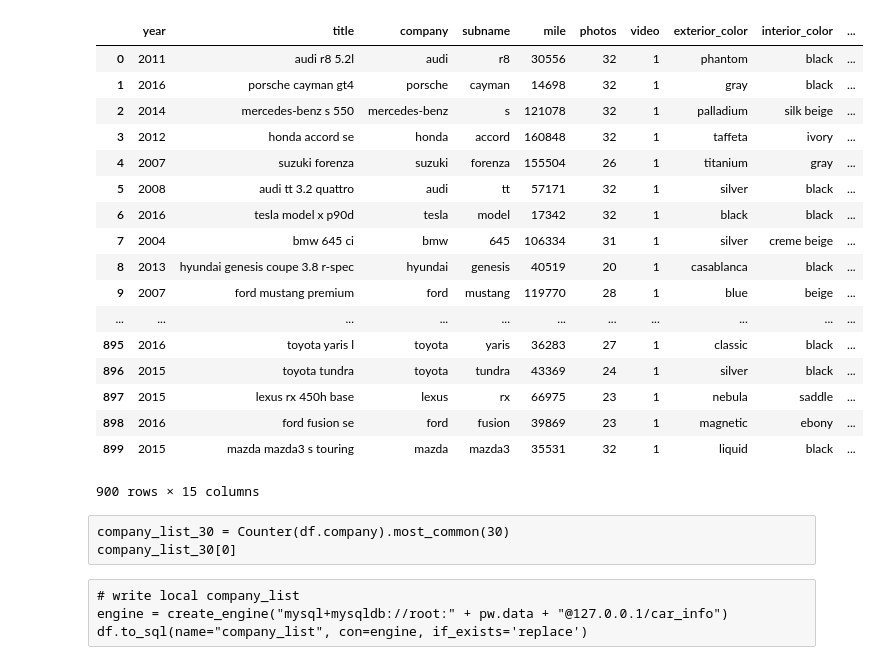
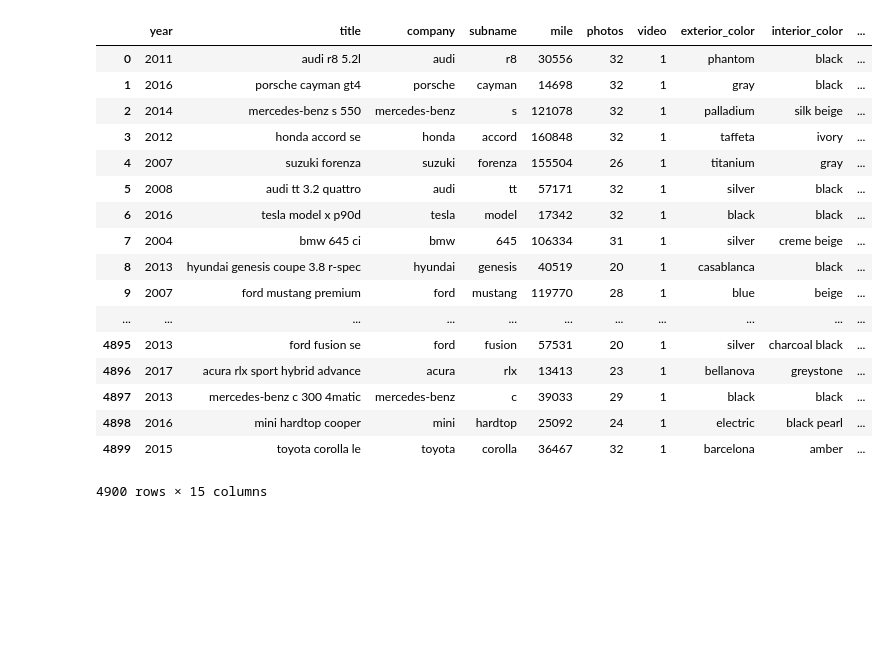
Before and after one commit to kish191919/Predict_Used_Car_Price_by_Python, a Jupyter notebook: Georgia_Used_Car_Price_Crawling_to_Mysql.ipynb, the cells around one changed output. Saved outputs shown, nothing was run; the diff lists cells and outputs as text; code cells hidden in the pictures; blank space fills up the shorter version.

```diff
--- a/Georgia_Used_Car_Price_Crawling_to_Mysql.ipynb
+++ b/Georgia_Used_Car_Price_Crawling_to_Mysql.ipynb
@@ -16,7 +16,7 @@ from sqlalchemy import create_engine
 # %%
 df = pd.DataFrame(columns = ['year', 'title','company','subname','mile','photos','video','exterior_color','interior_color','transmission','drivetrain','star','review_no','vendor','price'])
 
-for page in range(1,10):
+for page in range(1,50):
     url = 'https://www.cars.com/for-sale/searchresults.action/?page='+str(page)+'&perPage=100&rd=99999&searchSource=PAGINATION&showMore=true&sort=relevance&stkTypId=28881&zc=31216'
 
     sauce = urllib.request.urlopen(url).read()
@@ -141,39 +141,39 @@ for page in range(1,10):
                     }
 
 
         df.loc[len(df)] = data
 
 df['transmission'] = df['transmission'].apply(lambda x: '6-speed' if x == 'automatic' or x == '6' else x)
 df['transmission'] = df['transmission'].apply(lambda x: '8-speed' if x == '8' else x)
 df['transmission'] = df['transmission'].apply(lambda x: '5-speed' if x == '5' else x)
 df['transmission'] = df['transmission'].apply(lambda x: '5-speed' if x == '5' else x)
 df['transmission'] = df['transmission'].apply(lambda x: 'x-speed' if x != '1-speed' and x != '2-speed' and x != '3-speed' and \
                                               x != '4-speed' and x != '5-speed' and x != '6-speed' and x != '7-speed' and x != '7-speed' and\
                                               x != '8-speed' and x != '9-speed' and x != '10-speed' \
                                               else x)
 df['drivetrain'] = df['drivetrain'].apply(lambda x: '4wd' if x == 'four wheel drive' or x == '4wd' or x=='4x4'or x=='awd'else x)
 df['drivetrain'] = df['drivetrain'].apply(lambda x: 'fwd' if x == '2wd' or x=='f w d' else x)
 df['drivetrain'] = df['drivetrain'].apply(lambda x: '4wd' if x != 'fwd' and  x!='rwd' and x!='4wd' else x)
 df
 # %% [output]
 |  | year | title | company | subname | mile | photos | video | exterior_color | interior_color | ... |
 | 0 | 2011 | audi r8 5.2l | audi | r8 | 30556 | 32 | 1 | phantom | black | ... |
 | 1 | 2016 | porsche cayman gt4 | porsche | cayman | 14698 | 32 | 1 | gray | black | ... |
 | 2 | 2014 | mercedes-benz s 550 | mercedes-benz | s | 121078 | 32 | 1 | palladium | silk beige | ... |
 | 3 | 2012 | honda accord se | honda | accord | 160848 | 32 | 1 | taffeta | ivory | ... |
 | 4 | 2007 | suzuki forenza | suzuki | forenza | 155504 | 26 | 1 | titanium | gray | ... |
 | 5 | 2008 | audi tt 3.2 quattro | audi | tt | 57171 | 32 | 1 | silver | black | ... |
 | 6 | 2016 | tesla model x p90d | tesla | model | 17342 | 32 | 1 | black | black | ... |
 | 7 | 2004 | bmw 645 ci | bmw | 645 | 106334 | 31 | 1 | silver | creme beige | ... |
 | 8 | 2013 | hyundai genesis coupe 3.8 r-spec | hyundai | genesis | 40519 | 20 | 1 | casablanca | black | ... |
 | 9 | 2007 | ford mustang premium | ford | mustang | 119770 | 28 | 1 | blue | beige | ... |
 | ... | ... | ... | ... | ... | ... | ... | ... | ... | ... | ... |
-| 895 | 2016 | toyota yaris l | toyota | yaris | 36283 | 27 | 1 | classic | black | ... |
-| 896 | 2015 | toyota tundra | toyota | tundra | 43369 | 24 | 1 | silver | black | ... |
-| 897 | 2015 | lexus rx 450h base | lexus | rx | 66975 | 23 | 1 | nebula | saddle | ... |
-| 898 | 2016 | ford fusion se | ford | fusion | 39869 | 23 | 1 | magnetic | ebony | ... |
-| 899 | 2015 | mazda mazda3 s touring | mazda | mazda3 | 35531 | 32 | 1 | liquid | black | ... |
+| 4895 | 2013 | ford fusion se | ford | fusion | 57531 | 20 | 1 | silver | charcoal black | ... |
+| 4896 | 2017 | acura rlx sport hybrid advance | acura | rlx | 13413 | 23 | 1 | bellanova | greystone | ... |
+| 4897 | 2013 | mercedes-benz c 300 4matic | mercedes-benz | c | 39033 | 29 | 1 | black | black | ... |
+| 4898 | 2016 | mini hardtop cooper | mini | hardtop | 25092 | 24 | 1 | electric | black pearl | ... |
+| 4899 | 2015 | toyota corolla le | toyota | corolla | 36467 | 32 | 1 | barcelona | amber | ... |
-900 rows × 15 columns
+4900 rows × 15 columns
 # %%
 df["year"] = df["year"].astype('int')
 df["mile"] = df["mile"].astype('int')
@@ -194,10 +188,3 @@ pw = pickle.load(open('./Data/pw.p','rb'))
 # write local car_info
 engine = create_engine("mysql+mysqldb://root:" + pw.data + "@127.0.0.1/car_info")
 df.to_sql(name="car_info", con=engine, if_exists='replace')
-# %% [raw]
-company_list_30 = Counter(df.company).most_common(30)
-company_list_30[0]
-# %% [raw]
-# write local company_list
-engine = create_engine("mysql+mysqldb://root:" + pw.data + "@127.0.0.1/car_info")
-df.to_sql(name="company_list", con=engine, if_exists='replace')
```
Also changed, not shown: parts of 2 cells of this notebook, 1 other file.
